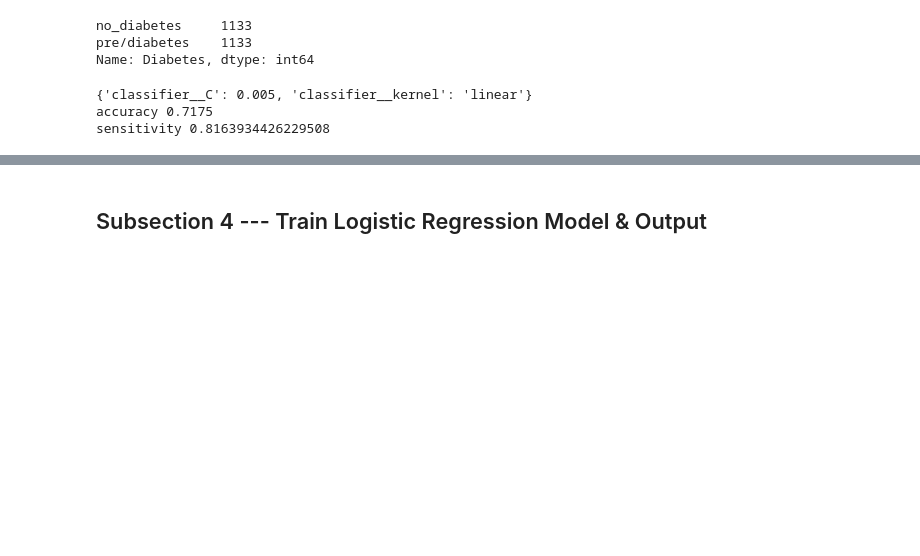
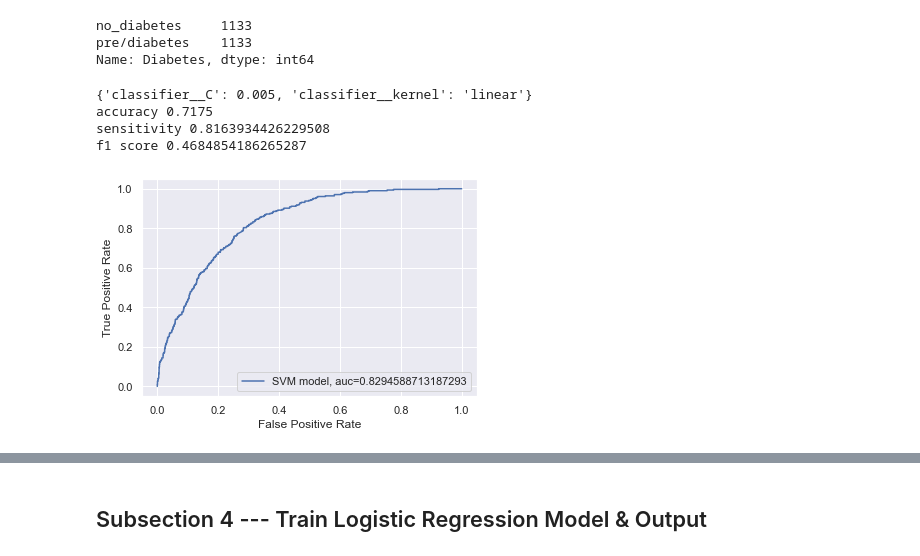
Before and after one commit to COGS118A/Group029-Wi23, a Jupyter notebook: FinalProjectGroup029-Wi23.ipynb, the cells around one changed output, grey strips where cells are left out. Cells and saved outputs as stored; diff of their text form; code cells hidden in the pictures; blank space fills up the shorter version.

```diff
--- a/FinalProjectGroup029-Wi23.ipynb
+++ b/FinalProjectGroup029-Wi23.ipynb
@@ -366,10 +367,25 @@ print(SVM_model.best_params_)
 # print(classification_report(y_test, predSVM))
 print("accuracy",accSVM)
 print("sensitivity",senSVM)
+f1SVM = f1_score(y_test, predSVM,pos_label = "pre/diabetes")
+print("f1 score",f1SVM)
 # %% [output]
 {'classifier__C': 0.005, 'classifier__kernel': 'linear'}
 accuracy 0.7175
 sensitivity 0.8163934426229508
+f1 score 0.4684854186265287
+# %%
+y_pred_proba = SVM_model.predict_proba(X_test)[::,1]
+fpr, tpr, _ = metrics.roc_curve(y_test,y_pred_proba,pos_label = "pre/diabetes")
+aucSVM = roc_auc_score(y_test, y_pred_proba)
+
+plt.plot(fpr,tpr,label="SVM model, auc="+str(aucSVM))
+plt.ylabel('True Positive Rate')
+plt.xlabel('False Positive Rate')
+plt.legend(loc=4)
+plt.show()
+# %% [output]
+[figure, added]
 # %%
 ConfusionMatrixDisplay.from_predictions(y_test, predSVM);
 # %% [output]
```
Also changed, not shown: parts of 16 cells of this notebook.
